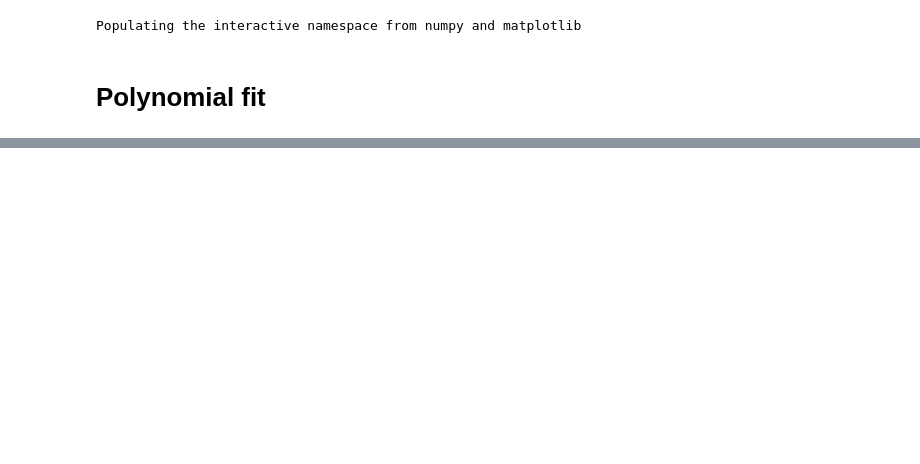
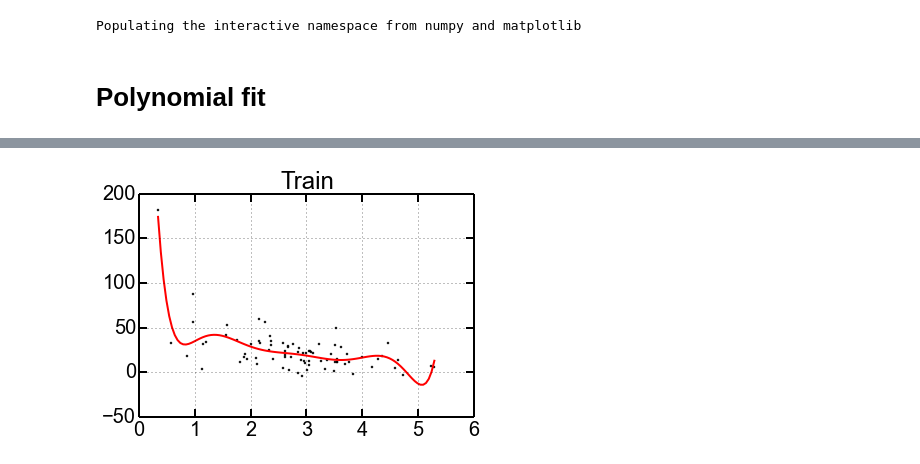
Before and after one commit to OrielBanne/myIPythonNotebooks, a Jupyter notebook: Optimization/Polynomial regression.ipynb, the cells around one changed output, grey strips where cells are left out. Cells and saved outputs as stored; diff of their text form; code cells hidden in the pictures; blank space fills up the shorter version.

```diff
--- a/Optimization/Polynomial regression.ipynb
+++ b/Optimization/Polynomial regression.ipynb
@@ -47,0 +73,8 @@ Pol. deg 9 -> 0.883026
+# %%
+f = np.poly1d(np.polyfit(xtrain, ytrain, 8))
+# %%
+plt.plot(xtrain, ytrain, 'ko', ms=2)
+plt.plot(x, f(x),'r')
+plt.title('Train');
+# %% [output]
+[figure, added]
```
Also changed, not shown: parts of 16 cells of this notebook.
